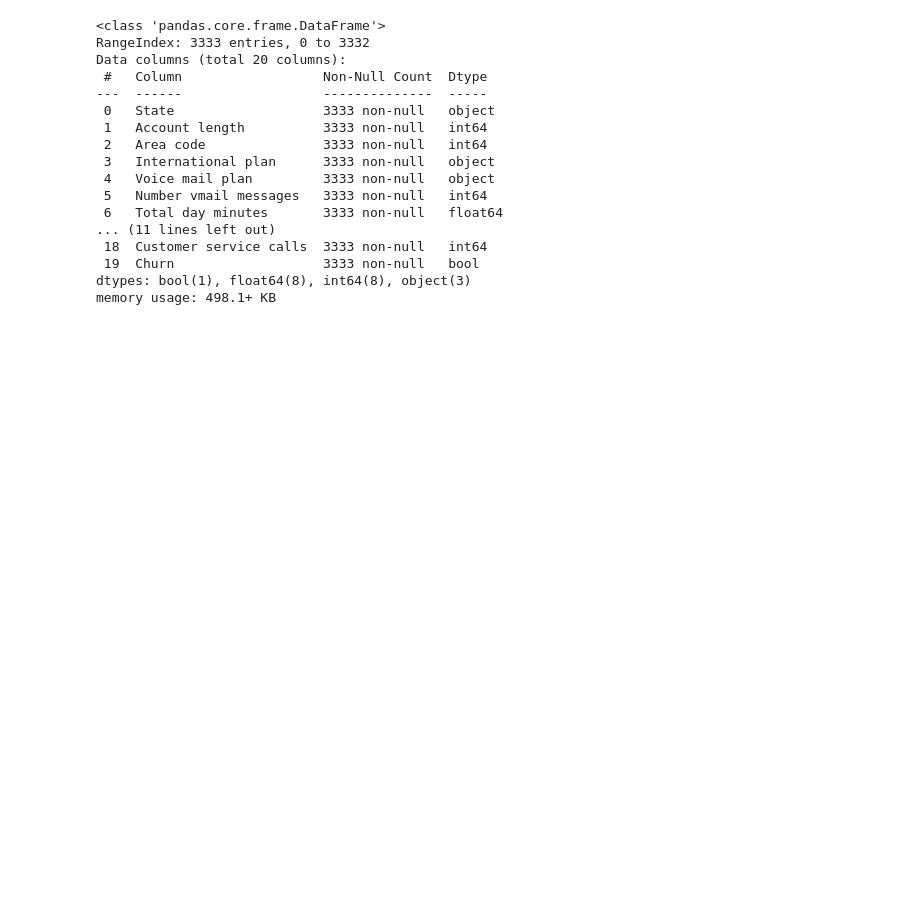
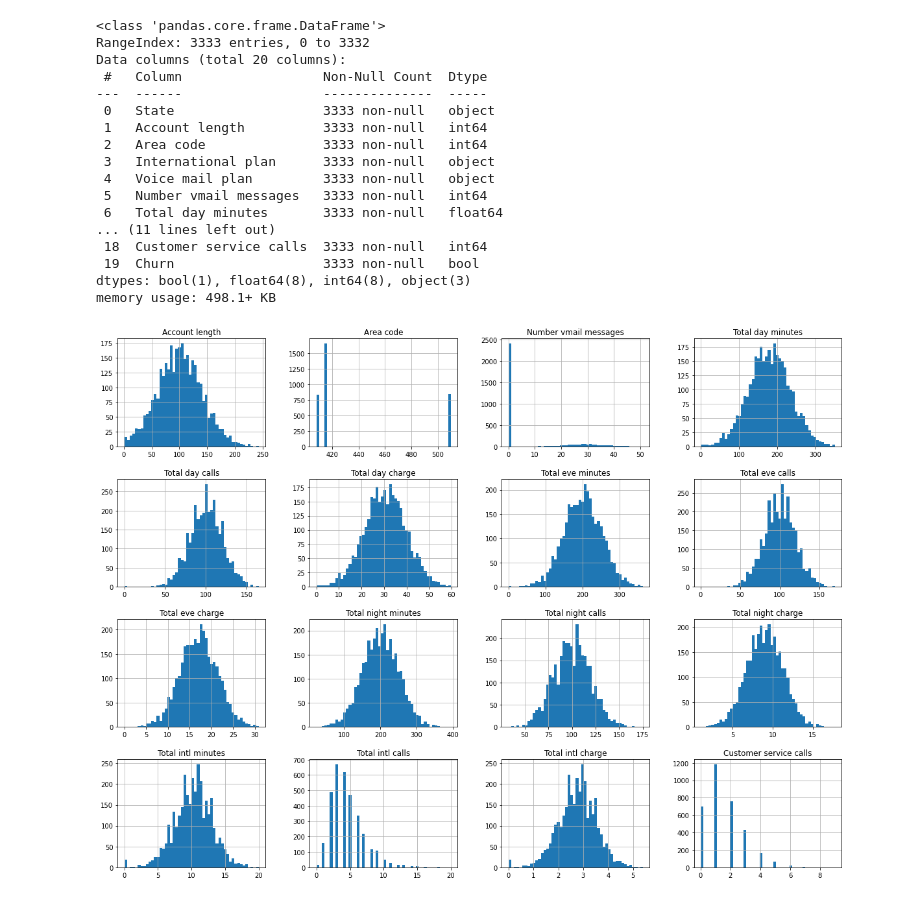
Before and after one commit to k-sukhantharat/Labs-BADS7604, a Jupyter notebook: ANN_Telecom_Churn_Prediction.ipynb, the cells around one changed output. Cells and saved outputs as stored; diff of their text form; code cells hidden in the pictures; blank space fills up the shorter version.

```diff
--- a/ANN_Telecom_Churn_Prediction.ipynb
+++ b/ANN_Telecom_Churn_Prediction.ipynb
@@ -38,3 +38,10 @@ Data columns (total 20 columns):
  19  Churn                   3333 non-null   bool
 dtypes: bool(1), float64(8), int64(8), object(3)
 memory usage: 498.1+ KB
+# %%
+%matplotlib inline
+import matplotlib.pyplot as plt
+churn_dataset.hist(bins=50, figsize=(20,15))
+plt.show()
+# %% [output]
+[figure, added]
```
Also changed, not shown: parts of 33 cells of this notebook, 1 other file.
